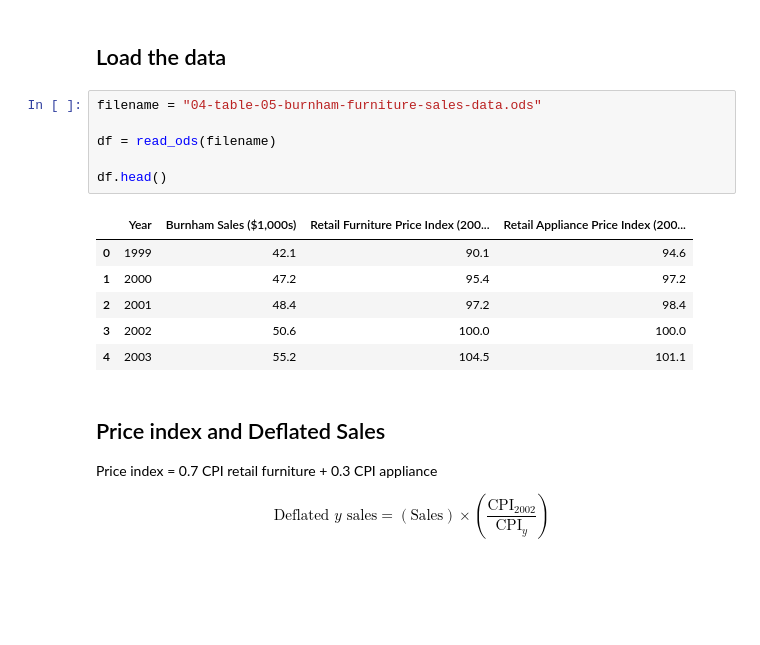
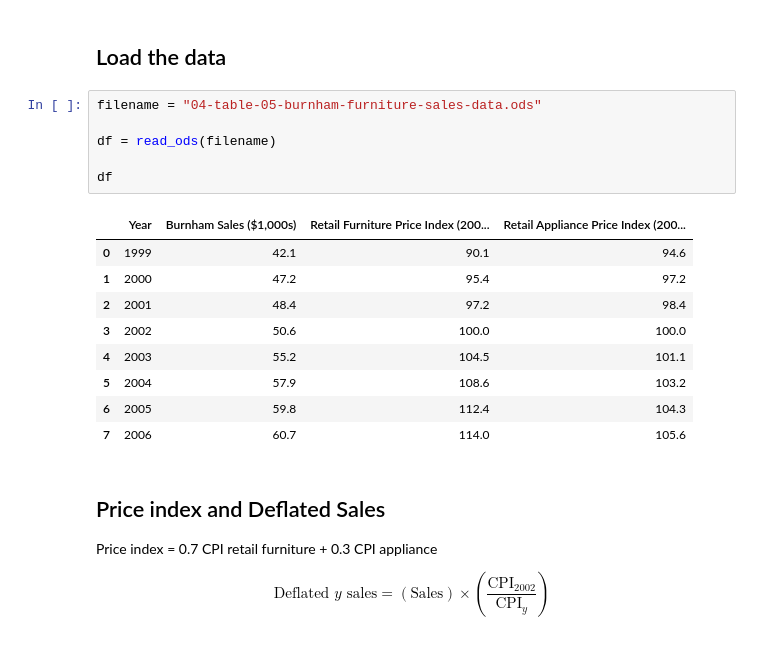
Before and after one commit to LugoBlogger/SI-201-542-forecasting-technique, a Jupyter notebook: chapter-04/04-example-05.ipynb, the cells around one changed output. Cells and saved outputs as stored; diff of their text form; blank space fills up the shorter version.

```diff
--- a/chapter-04/04-example-05.ipynb
+++ b/chapter-04/04-example-05.ipynb
@@ -26,16 +26,19 @@ def read_ods(filename, columns=None):
 # %%
 filename = "04-table-05-burnham-furniture-sales-data.ods"
 
 df = read_ods(filename)
 
-df.head()
+df
 # %% [output]
 |  | Year | Burnham Sales ($1,000s) | Retail Furniture Price Index (200... | Retail Appliance Price Index (200... |
 | 0 | 1999 | 42.1 | 90.1 | 94.6 |
 | 1 | 2000 | 47.2 | 95.4 | 97.2 |
 | 2 | 2001 | 48.4 | 97.2 | 98.4 |
 | 3 | 2002 | 50.6 | 100.0 | 100.0 |
 | 4 | 2003 | 55.2 | 104.5 | 101.1 |
+| 5 | 2004 | 57.9 | 108.6 | 103.2 |
+| 6 | 2005 | 59.8 | 112.4 | 104.3 |
+| 7 | 2006 | 60.7 | 114.0 | 105.6 |
 # %% [markdown]
 ## Price index and Deflated Sales
 
```
Also changed, not shown: 10 other files.
